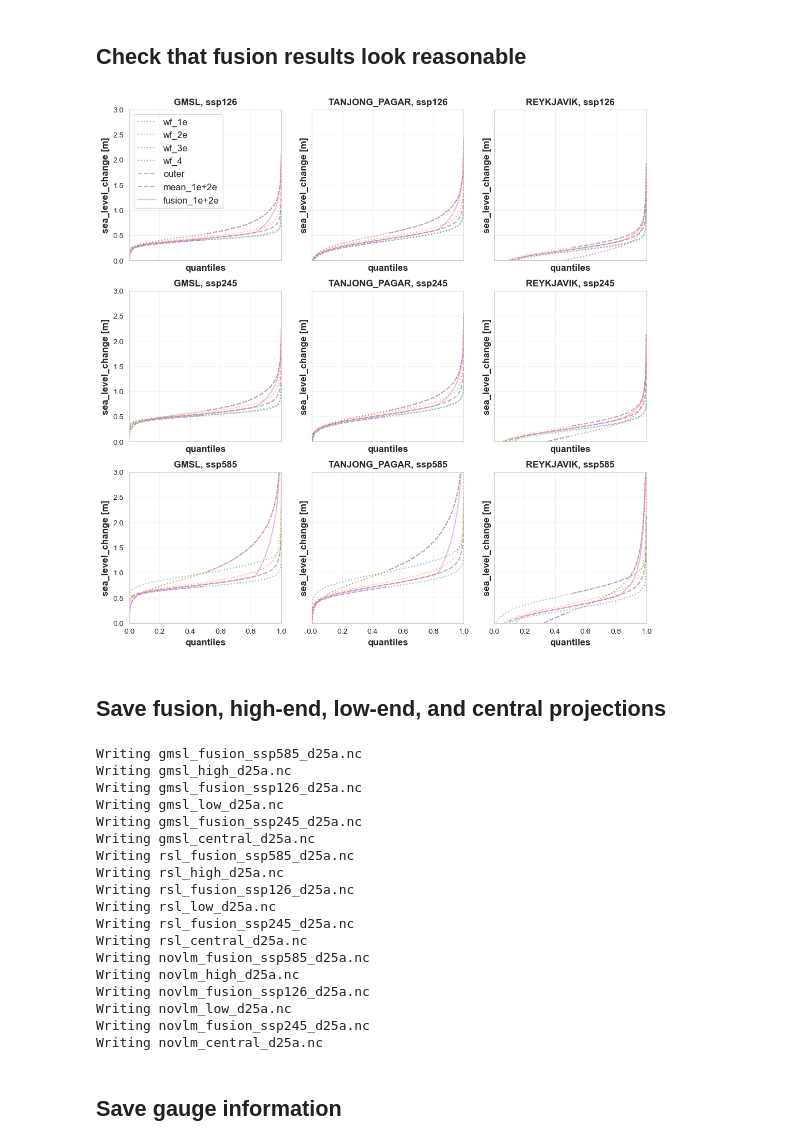
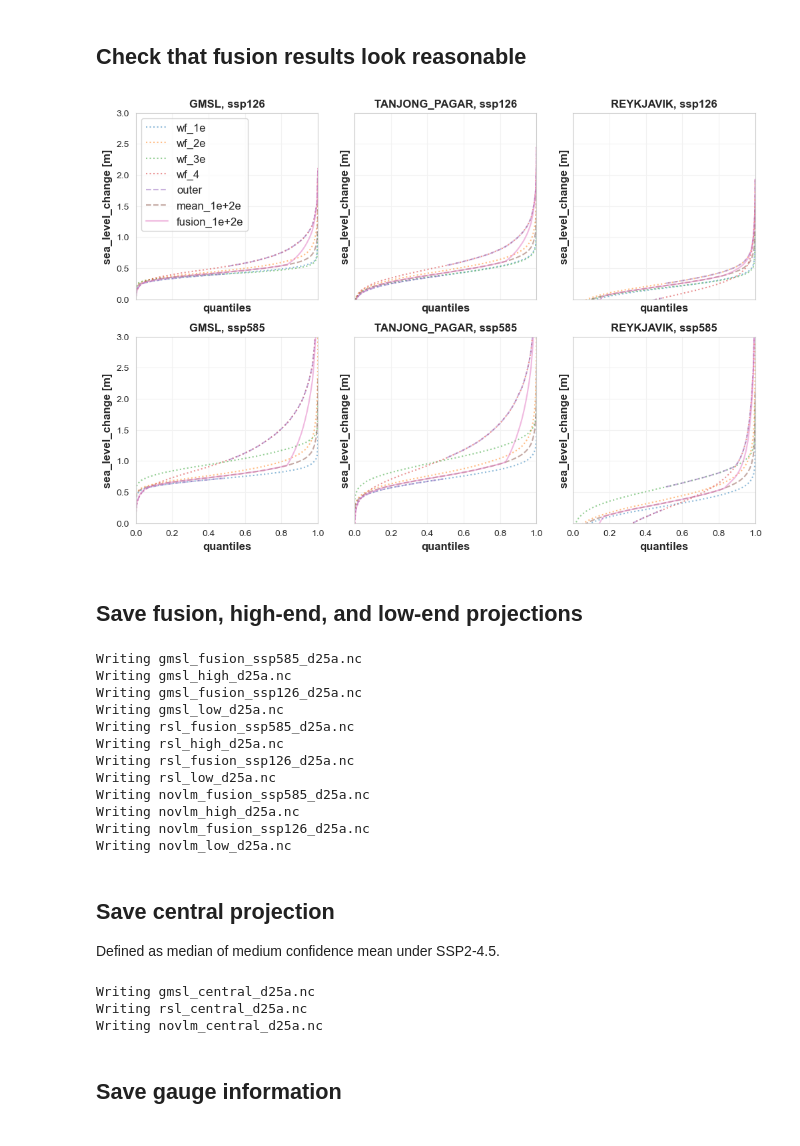
Before and after one commit to grandey/d25a-rsl-fusion, a Jupyter notebook: data_d25a.ipynb, the cells around one changed output. Cells and saved outputs as stored; diff of their text form; code cells hidden in the pictures.

Commit message:
data_d25a.ipynb: derive central projection directly from SSP2-4.5 medium confidence mean (not fusion).

```diff
--- a/data_d25a.ipynb
+++ b/data_d25a.ipynb
@@ -38,40 +38,40 @@ Architecture: 64bit
 ## Check that fusion results look reasonable
 # %%
 # Create subplot panels
-fig, axs = plt.subplots(3, 3, figsize=(12, 12), sharex=True, sharey=True)
+fig, axs = plt.subplots(2, 3, figsize=(12, 8), sharex=True, sharey=True)
 # Loop over locations, scenarios, and corresponding axes
 for g, gauge in enumerate([None, 'TANJONG_PAGAR', 'REYKJAVIK']):
-    for s, scenario in enumerate(['ssp126', 'ssp245', 'ssp585']):
+    for s, scenario in enumerate(['ssp126', 'ssp585']):
         ax = axs[s, g]
         # Loop over workflows
         for workflow in ['wf_1e', 'wf_2e', 'wf_3e', 'wf_4', 'outer', 'mean_1e+2e', 'fusion_1e+2e']:
             # Get data for 2100
             if gauge:  # RSL
                 qfs_da = d25a.get_sl_qfs(workflow=workflow, gmsl_rsl_novlm='rsl', scenario=scenario).sel(years=2100)
                 qfs_da = qfs_da.sel(locations=d25a.get_gauge_info(gauge=gauge)['gauge_id'])
             else:  # GMSL
                 qfs_da = d25a.get_sl_qfs(workflow=workflow, gmsl_rsl_novlm='gmsl', scenario=scenario).sel(years=2100)
             # Plot data
             if 'wf' in workflow:
                 linestyle = ':'
             elif workflow == 'fusion_1e+2e':
                 linestyle = '-'
             else:
                 linestyle = '--'
             qfs_da.plot(ax=ax, linestyle=linestyle, alpha=0.5, label=workflow)
             # Customize title etc
             if gauge:
                 ax.set_title(f'{gauge}, {scenario}')
             else:
                 ax.set_title(f'GMSL, {scenario}')
             if g == 0 and s == 0:
                 ax.legend()
             ax.set_xlim(0, 1)
             ax.set_ylim(0, 3)
 # %% [output]
-[figure, old version]
+[figure, new version]
 # %% [markdown]
-## Save fusion, high-end, low-end, and central projections
+## Save fusion, high-end, and low-end projections
 # %%
 # Make output directory if it doesn't exist
 if not d25a.DATA_DIR.exists():
@@ -79,7 +79,7 @@ if not d25a.DATA_DIR.exists():
 # %%
 # Loop over GMSL/RSL and scenarios
 for gmsl_rsl_novlm in ('gmsl', 'rsl', 'novlm'):
-    for scenario in ['ssp585', 'ssp126', 'ssp245']:
+    for scenario in ['ssp585', 'ssp126']:
         # Derive fusion projection
         qfs_da = d25a.get_sl_qfs(workflow='fusion_1e+2e', gmsl_rsl_novlm=gmsl_rsl_novlm, scenario=scenario)
         # Drop locations with NaN
@@ -89,7 +89,7 @@ for gmsl_rsl_novlm in ('gmsl', 'rsl', 'novlm'):
         out_fn = d25a.DATA_DIR / f'{gmsl_rsl_novlm}_fusion_{scenario}_d25a.nc'
         print(f'Writing {out_fn.name}')
         qfs_da.to_netcdf(out_fn)
-        # Derive and save high-end, low-end, or central projection, depending on scenario
+        # Derive and save high-end or low-end projection, depending on scenario
         if scenario == 'ssp585':
             high_da = qfs_da.sel(quantiles=0.95).squeeze()
             out_fn = d25a.DATA_DIR / f'{gmsl_rsl_novlm}_high_d25a.nc'
@@ -100,30 +100,39 @@ for gmsl_rsl_novlm in ('gmsl', 'rsl', 'novlm'):
             out_fn = d25a.DATA_DIR / f'{gmsl_rsl_novlm}_low_d25a.nc'
             print(f'Writing {out_fn.name}')
             low_da.to_netcdf(out_fn)
-        elif scenario == 'ssp245':
-            central_da = qfs_da.sel(quantiles=0.50).squeeze()
-            out_fn = d25a.DATA_DIR / f'{gmsl_rsl_novlm}_central_d25a.nc'
-            print(f'Writing {out_fn.name}')
-            central_da.to_netcdf(out_fn)
 # %% [output]
 Writing gmsl_fusion_ssp585_d25a.nc
 Writing gmsl_high_d25a.nc
 Writing gmsl_fusion_ssp126_d25a.nc
 Writing gmsl_low_d25a.nc
-Writing gmsl_fusion_ssp245_d25a.nc
-Writing gmsl_central_d25a.nc
 Writing rsl_fusion_ssp585_d25a.nc
 Writing rsl_high_d25a.nc
 Writing rsl_fusion_ssp126_d25a.nc
 Writing rsl_low_d25a.nc
-Writing rsl_fusion_ssp245_d25a.nc
-Writing rsl_central_d25a.nc
 Writing novlm_fusion_ssp585_d25a.nc
 Writing novlm_high_d25a.nc
 Writing novlm_fusion_ssp126_d25a.nc
 Writing novlm_low_d25a.nc
-Writing novlm_fusion_ssp245_d25a.nc
-Writing novlm_central_d25a.nc
+# %% [markdown]
+## Save central projection
+Defined as median of medium confidence mean under SSP2-4.5.
+# %%
+# Loop over GMSL/RSL and scenarios
+for gmsl_rsl_novlm in ('gmsl', 'rsl', 'novlm'):
+    # Derive medium confidence mean under SSP2-4.5
+    qfs_da = d25a.get_sl_qfs(workflow='mean_1e+2e', gmsl_rsl_novlm=gmsl_rsl_novlm, scenario='ssp245')
+    # Drop locations with NaN
+    if gmsl_rsl_novlm != 'gmsl':
+        qfs_da = qfs_da.dropna(dim='locations')
+    # Derive and Save central projection
+    central_da = qfs_da.sel(quantiles=0.5).squeeze()
+    out_fn = d25a.DATA_DIR / f'{gmsl_rsl_novlm}_central_d25a.nc'
+    print(f'Writing {out_fn.name}')
+    central_da.to_netcdf(out_fn)
+# %% [output]
+Writing gmsl_central_d25a.nc
+Writing rsl_central_d25a.nc
+Writing novlm_central_d25a.nc
 # %% [markdown]
 ## Save gauge information
 # %%
```
Also changed, not shown: parts of 1 cell of this notebook.
